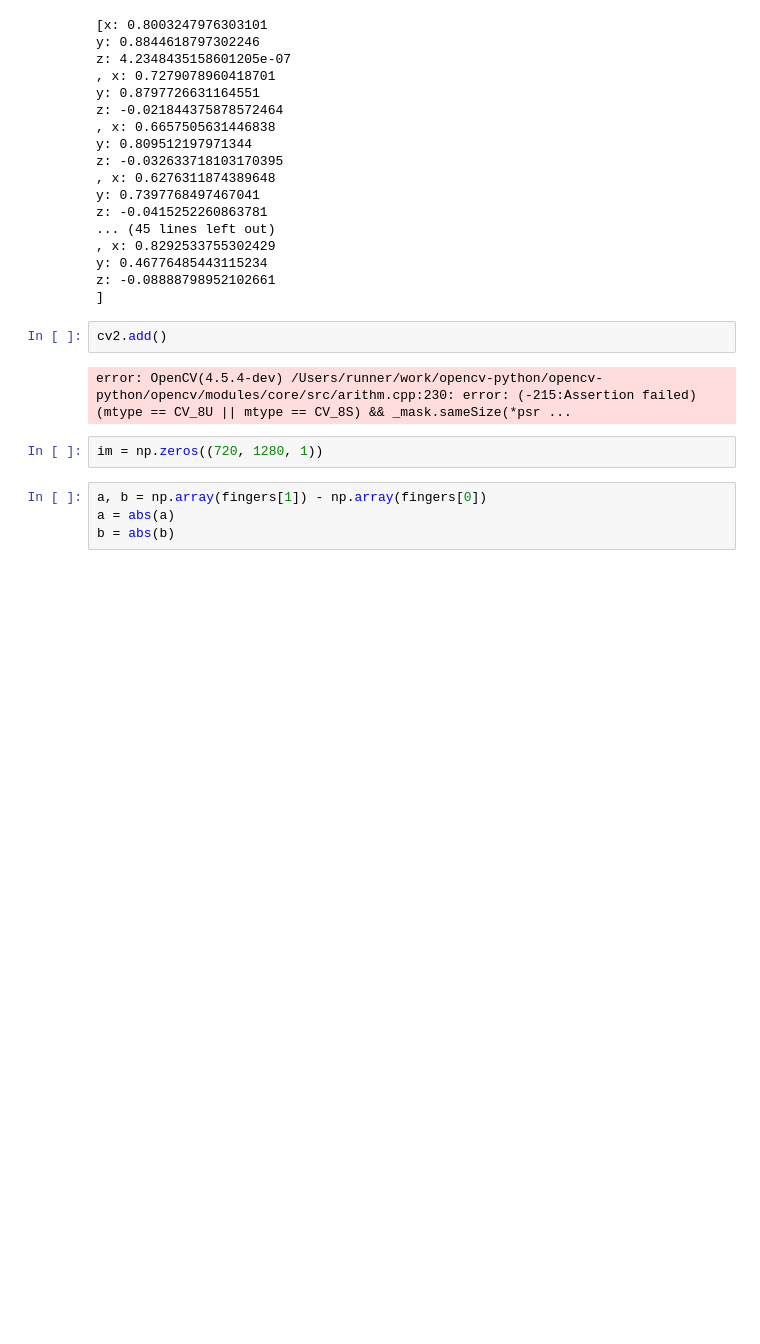
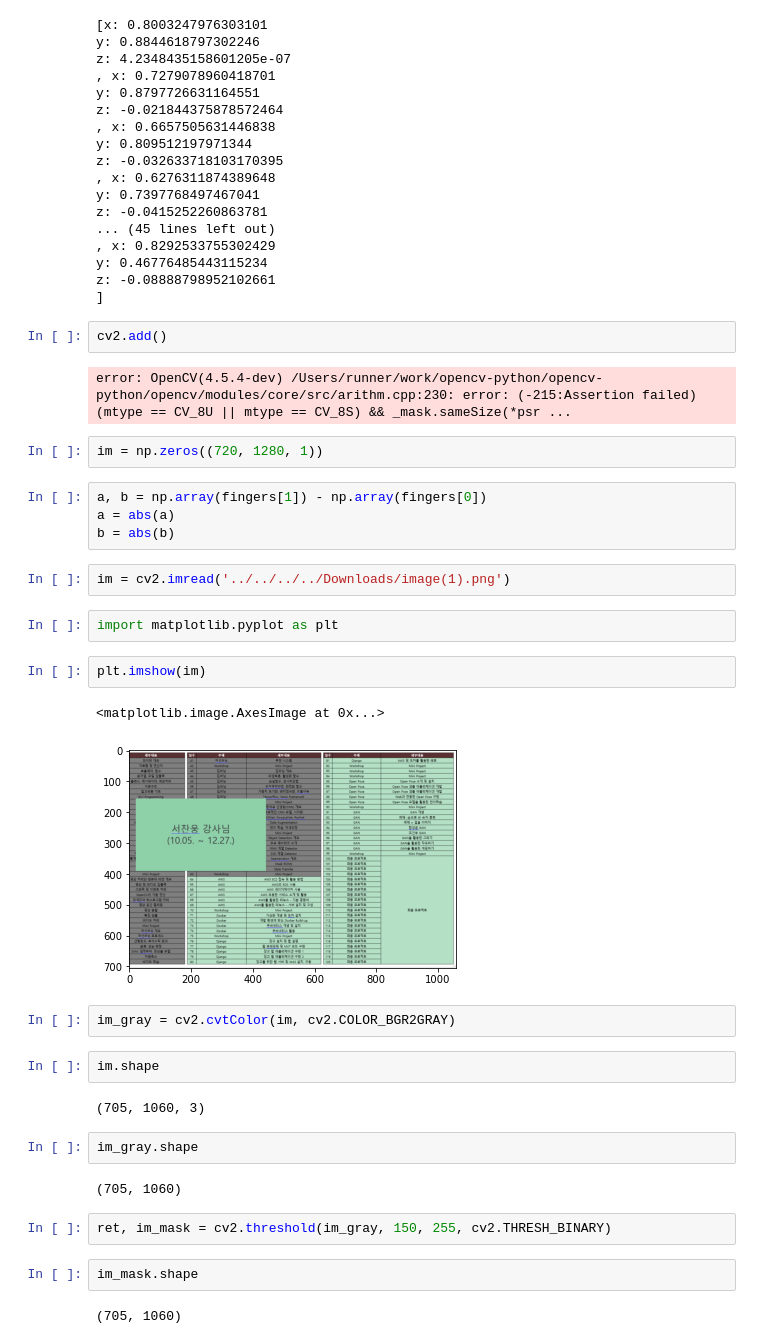
Before and after one commit to kimgchanwool/practice, a Jupyter notebook: mp_hands.ipynb, the cells around one changed output. Drawn from its saved outputs; the diff is of its cells as text; blank space fills up the shorter version.

```diff
--- a/mp_hands.ipynb
+++ b/mp_hands.ipynb
@@ -163,3 +190,28 @@ im = np.zeros((720, 1280, 1))
 a, b = np.array(fingers[1]) - np.array(fingers[0])
 a = abs(a)
 b = abs(b)
+# %%
+im = cv2.imread('../../../../Downloads/image(1).png')
+# %%
+import matplotlib.pyplot as plt
+# %%
+plt.imshow(im)
+# %% [output]
+<matplotlib.image.AxesImage at 0x...>
+[figure, added]
+# %%
+im_gray = cv2.cvtColor(im, cv2.COLOR_BGR2GRAY)
+# %%
+im.shape
+# %% [output]
+(705, 1060, 3)
+# %%
+im_gray.shape
+# %% [output]
+(705, 1060)
+# %%
+ret, im_mask = cv2.threshold(im_gray, 150, 255, cv2.THRESH_BINARY)
+# %%
+im_mask.shape
+# %% [output]
+(705, 1060)
```
Also changed, not shown: parts of 10 cells of this notebook, 2 other files.
